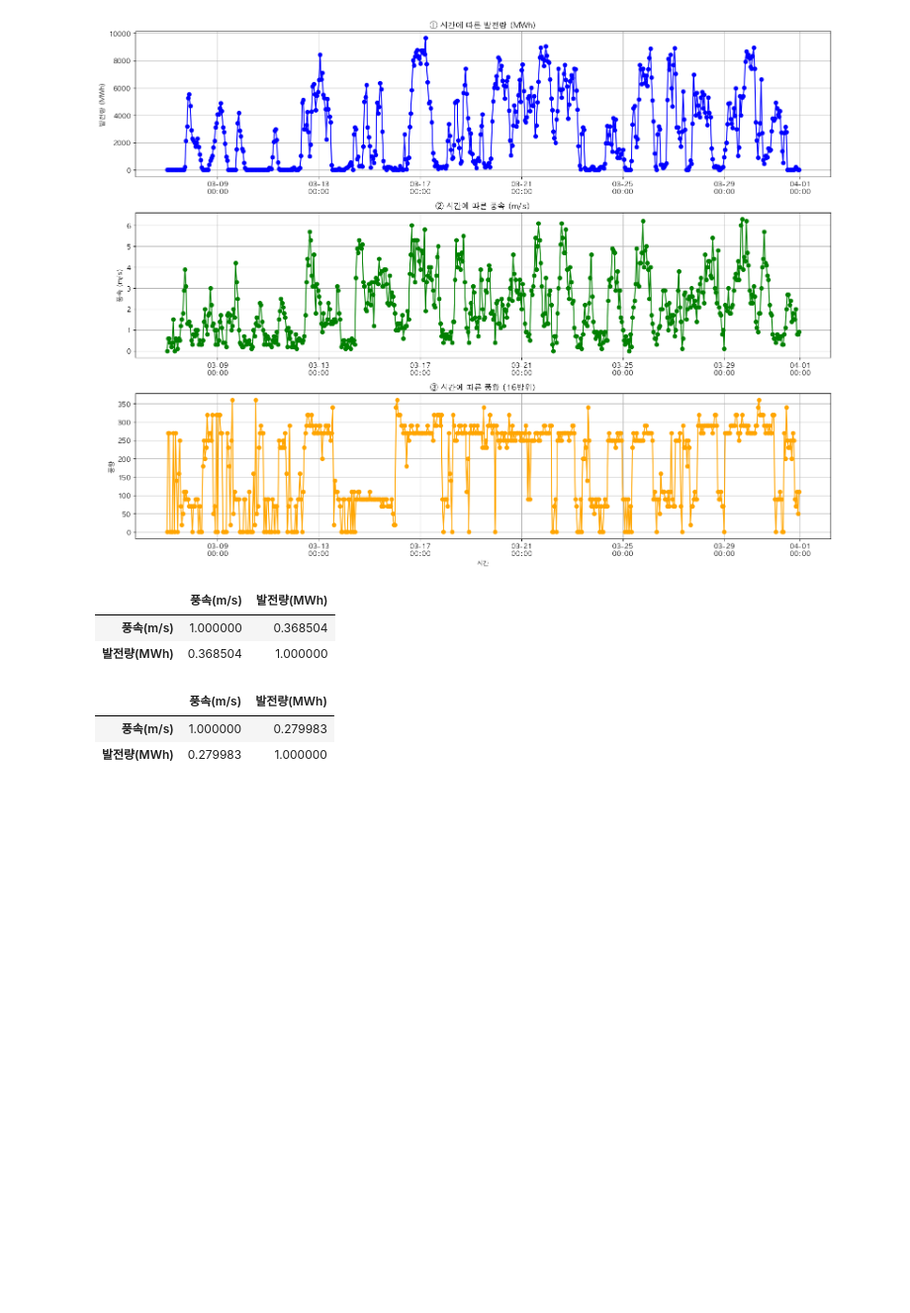
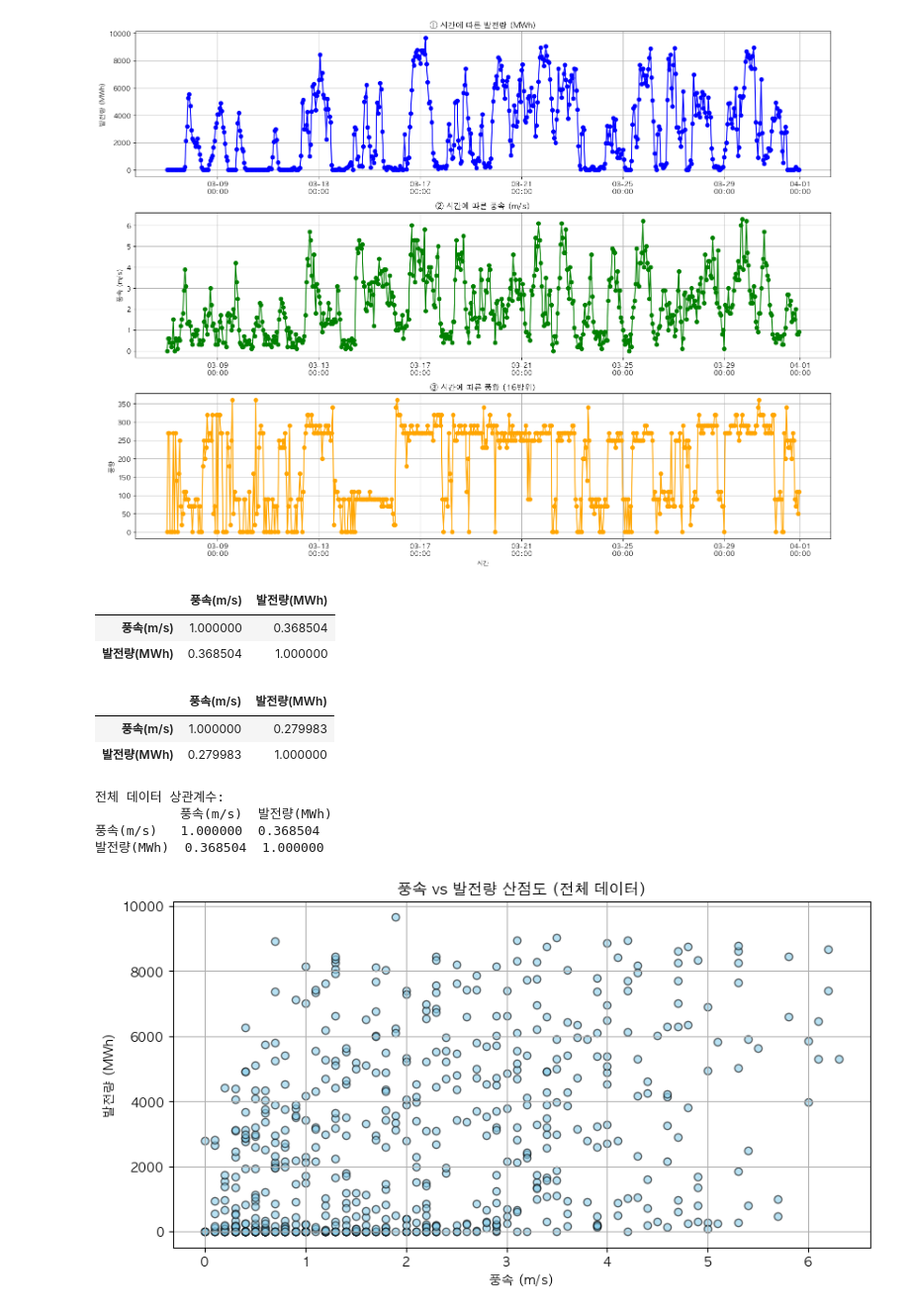
Before and after one commit to moool01/HIU_WIND, a Jupyter notebook: test.ipynb, the cells around one changed output. Shown at 99% size. Saved outputs shown, nothing was run; the diff lists cells and outputs as text; code cells hidden in the pictures; blank space fills up the shorter version.

```diff
--- a/test.ipynb
+++ b/test.ipynb
@@ -69,3 +69,22 @@ correlation_nonzero
 |  | 풍속(m/s) | 발전량(MWh) |
 | 풍속(m/s) | 1.000000 | 0.279983 |
 | 발전량(MWh) | 0.279983 | 1.000000 |
+# %%
+# 상관관계 출력 (전체 데이터)
+print("전체 데이터 상관계수:")
+print(df[['풍속(m/s)', '발전량(MWh)']].corr())
+
+# 산점도 그리기
+plt.figure(figsize=(10, 5))
+plt.scatter(df['풍속(m/s)'], df['발전량(MWh)'], alpha=0.6, color='skyblue', edgecolor='k')
+plt.title('풍속 vs 발전량 산점도 (전체 데이터)')
+plt.xlabel('풍속 (m/s)')
+plt.ylabel('발전량 (MWh)')
+plt.grid(True)
+plt.show()
+# %% [output]
+전체 데이터 상관계수:
+           풍속(m/s)  발전량(MWh)
+풍속(m/s)   1.000000  0.368504
+발전량(MWh)  0.368504  1.000000
+[figure, added]
```
Also changed, not shown: parts of 6 cells of this notebook.
